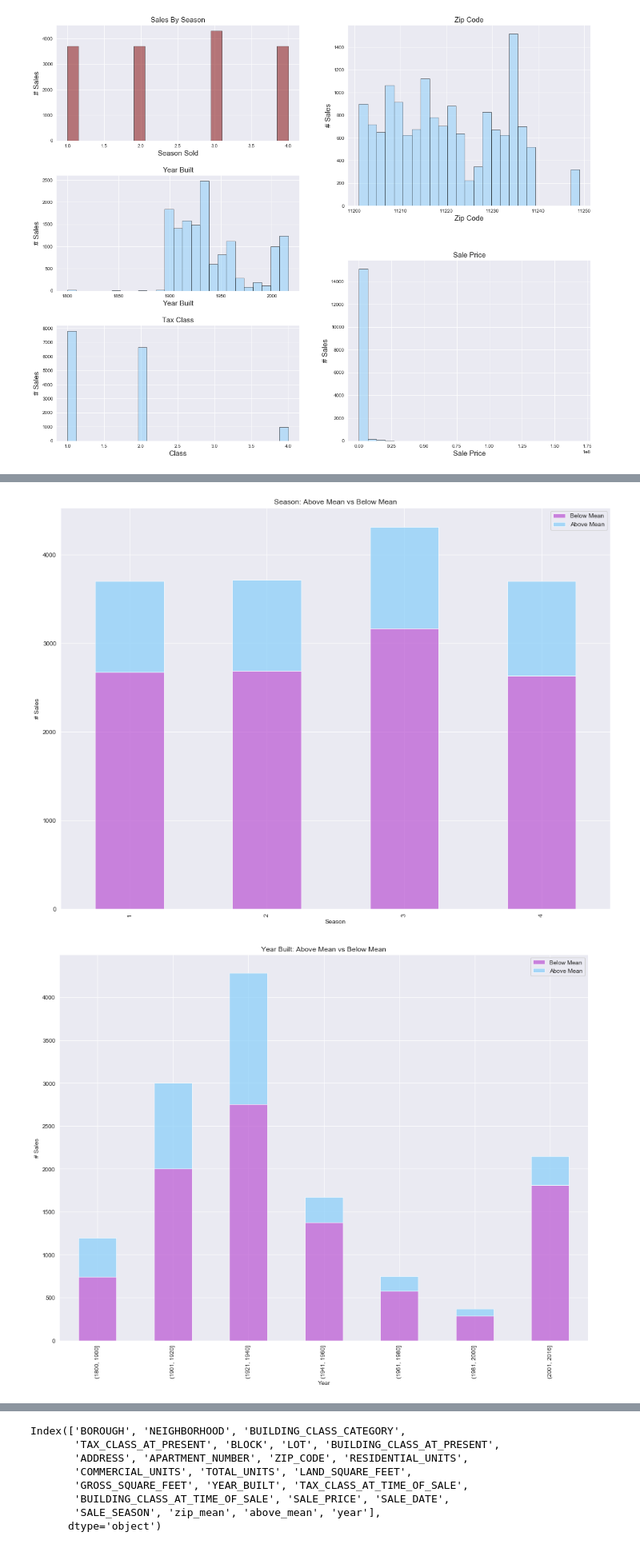
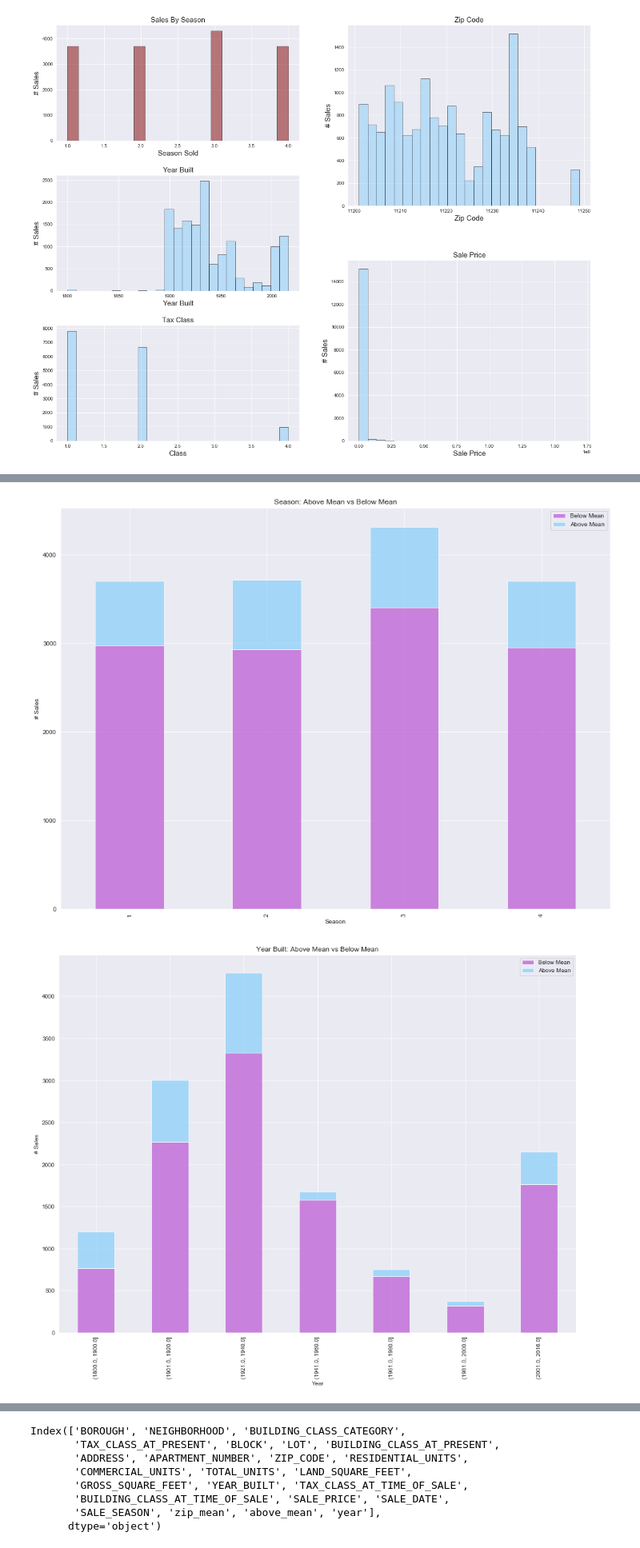
Before and after one commit to ssmithie/classification_project, a Jupyter notebook: Housing_Scraping.ipynb, the cells around one changed output, grey strips where cells are left out. Shown at 80% size. Drawn from its saved outputs; the diff is of its cells as text; code cells hidden in the pictures.

```diff
--- a/Housing_Scraping.ipynb
+++ b/Housing_Scraping.ipynb
@@ -20,3 +24,5 @@ df['above_mid'] = np.where(df['SALE_PRICE'] >= df['zip_median'], 1, 0)
+# %%
+df['above_bk_mean'] = np.where(df['SALE_PRICE'] >= df.SALE_PRICE.mean(), 1, 0)
 # %%
 df.describe()
 # %% [output]
@@ -155,6 +169,6 @@ plt.show()
 # %%
 # season visualization
-ssn = df.groupby(['SALE_SEASON','above_mean']).SALE_SEASON.count().unstack()
+ssn = df.groupby(['SALE_SEASON','above_bk_mean']).SALE_SEASON.count().unstack()
 p1 = ssn.plot(kind = 'bar', stacked = True,
                    title = 'Season: Above Mean vs Below Mean',
                    color = ['mediumorchid','lightskyblue'], alpha = .70, figsize=(16,12))
@@ -163,18 +177,18 @@ p1.set_ylabel('# Sales')
 p1.legend(['Below Mean','Above Mean'])
 plt.show()
 # %% [output]
-[figure, old version]
+[figure, new version]
 # %%
 # year built visualization
-yr = df.groupby(['year','above_mean']).year.count().unstack()
+yr = df.groupby(['year','above_bk_mean']).year.count().unstack()
 p1 = yr.plot(kind = 'bar', stacked = True,
                    title = 'Year Built: Above Mean vs Below Mean',
                    color = ['mediumorchid','lightskyblue'], alpha = .70, figsize=(16,12))
 p1.set_xlabel('Year')
 p1.set_ylabel('# Sales')
 p1.legend(['Below Mean','Above Mean'])
 plt.show()
 # %% [output]
-[figure, old version]
+[figure, new version]
 # %%
 # apartment type visualization
```
Also changed, not shown: parts of 4 cells of this notebook, 1 other file.
